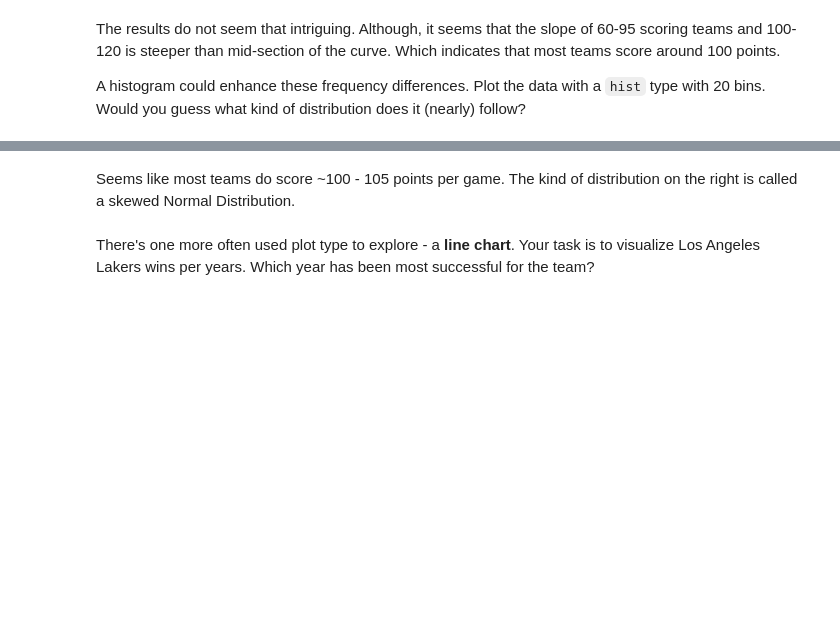
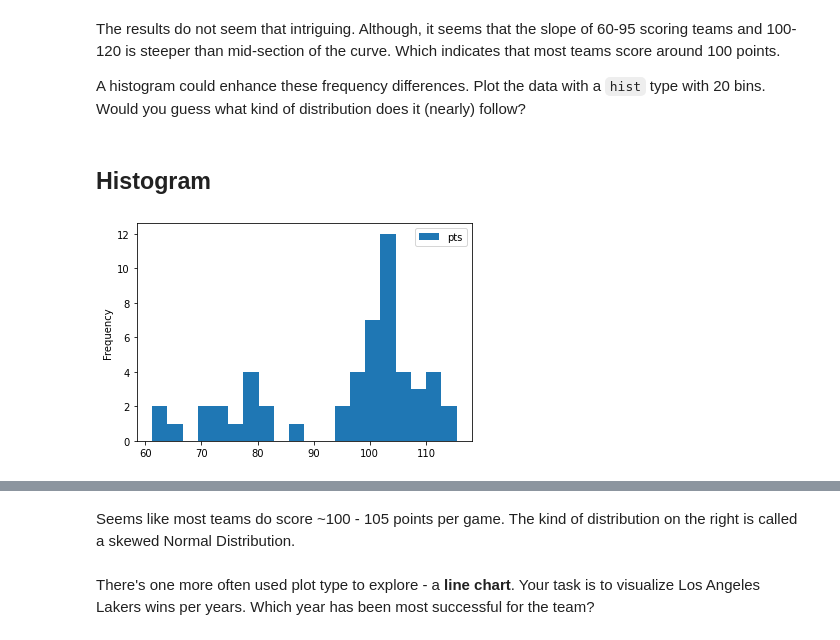
Before and after one commit to mmecius/turing_college, a Jupyter notebook: Demo_subproject.ipynb, the cells around one changed output, grey strips where cells are left out. Drawn from its saved outputs; the diff is of its cells as text; code cells hidden in the pictures; blank space fills up the shorter version.

```diff
--- a/Demo_subproject.ipynb
+++ b/Demo_subproject.ipynb
@@ -380,6 +404,15 @@ You should see a result as follows:
 The results do not seem that intriguing. Although, it seems that the slope of 60-95 scoring teams and 100-120 is steeper than mid-section of the curve. Which indicates that most teams score around 100 points.
 
 A histogram could enhance these frequency differences. Plot the data with a `hist` type with 20 bins. Would you guess what kind of distribution does it (nearly) follow?
+# %% [markdown]
+## Histogram
+# %%
+plt.hist(all_teams_scores, bins=20, label='pts')
+plt.ylabel('Frequency')
+plt.legend()
+plt.show()
+# %% [output]
+[figure, added]
 # %% [markdown]
 You should see a result as follows:
 <div><img src="https://i.imgur.com/Pc3sUKN.png"/></div>
```
Also changed, not shown: parts of 7 cells of this notebook.
